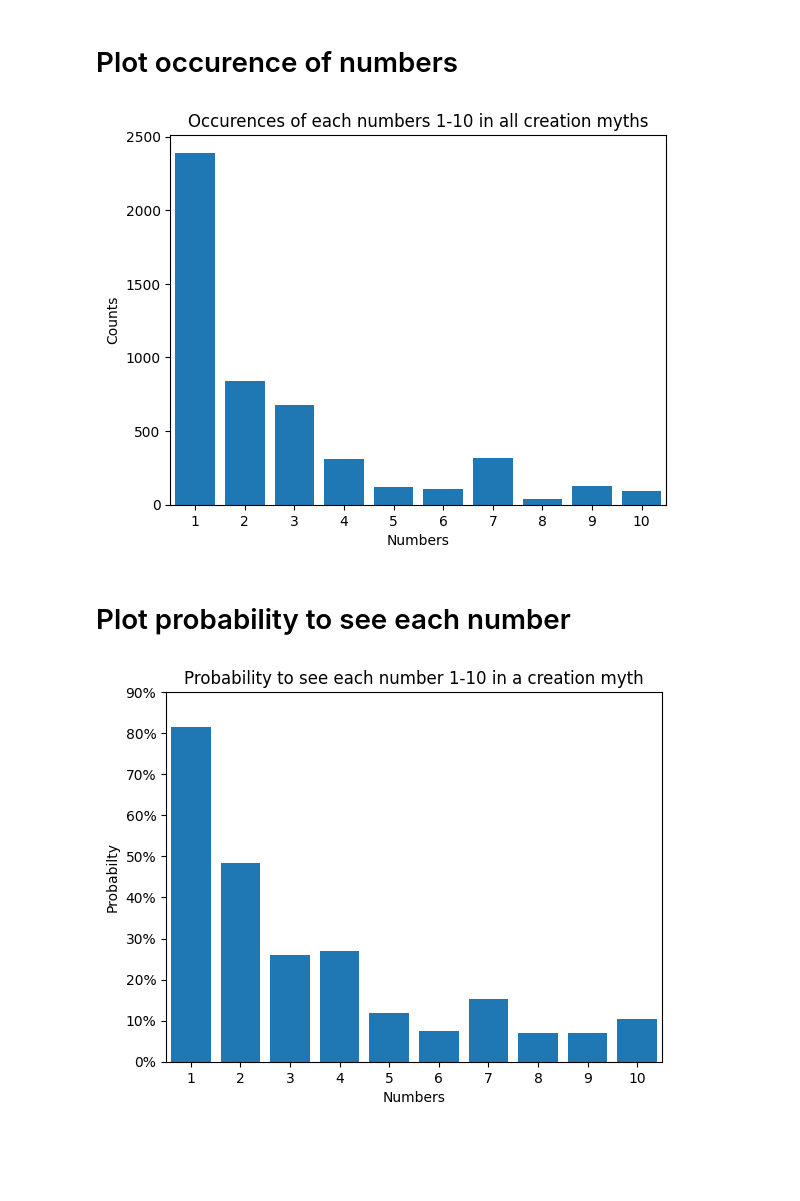
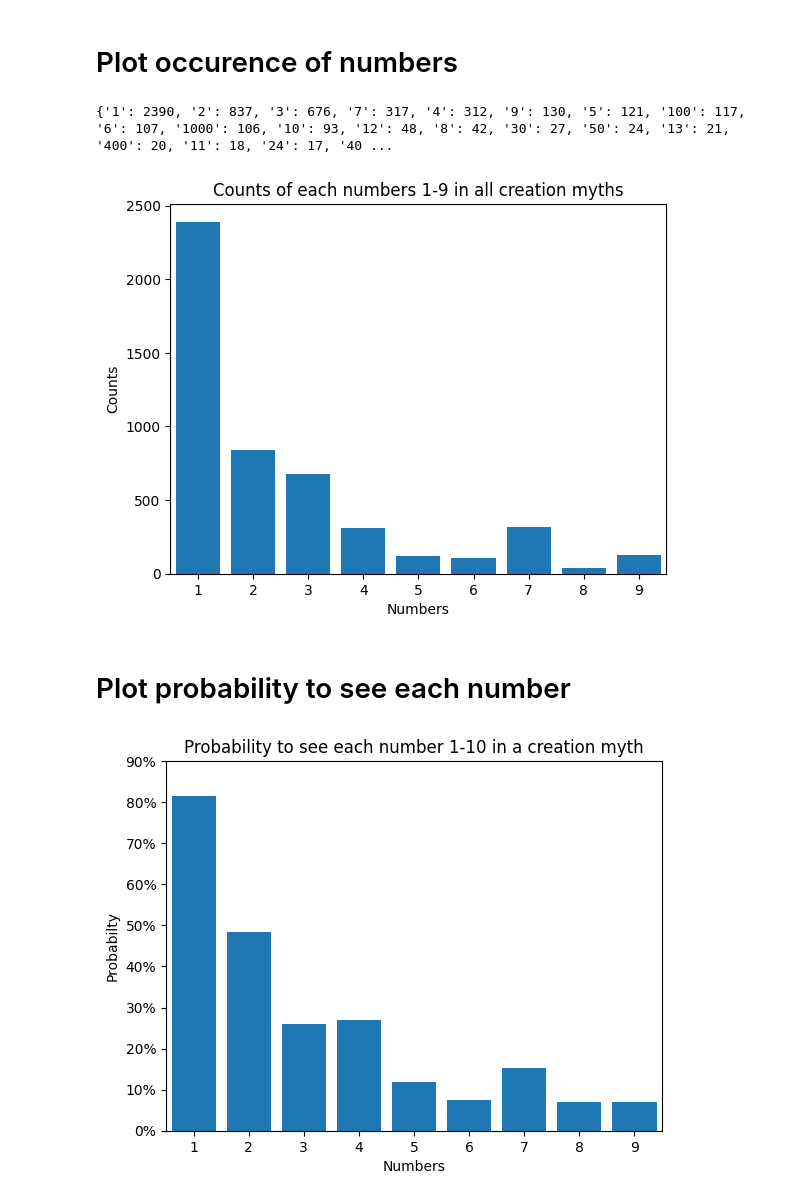
Before and after one commit to MathieuCesbron/creation_myths, a Jupyter notebook: numbers.ipynb, the cells around one changed output. Drawn from its saved outputs; the diff is of its cells as text; code cells hidden in the pictures; blank space fills up the shorter version.

Commit message:
Add limit to numbers

```diff
--- a/numbers.ipynb
+++ b/numbers.ipynb
@@ -20,26 +20,34 @@ with open(data_json_path, "r") as file:
         for number, occurence in creation_myth["stats"]["numbers"].items():
             numbers[number] = numbers.get(number, 0) + occurence
             # numbers[number] = (numbers.get(number, 0) + occurence) / total
+# %%
+# Print numbers sorted by their occurences
+
+sorted_dict = dict(reversed(sorted(numbers.items(), key=lambda item: item[1])))
+print(sorted_dict)
+# %% [output]
+{'1': 2390, '2': 837, '3': 676, '7': 317, '4': 312, '9': 130, '5': 121, '100': 117, '6': 107, '1000': 106, '10': 93, '12': 48, '8': 42, '30': 27, '50': 24, '13': 21, '400': 20, '11': 18, '24': 17, '40 ...
 # %%
-# Occurences of numbers from 1 to 10
+# Occurences of numbers from 1 to the limit
 
-# Extracting values for keys 0 to 10
-values = [numbers.get(str(key), 0) for key in range(1, 11)]
+# Extracting values for keys 0 to the limit
+limit = 10
+values = [numbers.get(str(key), 0) for key in range(1, limit)]
 
-# Keys ranging from 0 to 10
-keys = list(range(1, 11))
+# Keys ranging from 0 to limit
+keys = list(range(1, limit))
 plt.bar(keys, values)
 
-plt.xticks(range(11))
-plt.xlim(0.5, 10.5)
+plt.xticks(range(limit))
+plt.xlim(0.5, limit - 0.5)
 
 plt.xlabel('Numbers')
 plt.ylabel('Counts')
-plt.title('Occurences of each numbers 1-10 in all creation myths')
+plt.title('Counts of each numbers 1-9 in all creation myths')
 
 plt.show()
 # %% [output]
-[figure, old version]
+[figure, new version]
 # %% [markdown]
 # Plot probability to see each number
 # %%
@@ -58,24 +66,26 @@ with open(data_json_path, "r") as file:
 for key in numbers:
     numbers[key] /= total
 # %%
-# Extracting values for keys 0 to 10
-values = [numbers.get(str(key), 0) for key in range(1, 11)]
+# Extracting values for keys 0 to the limit
 
-# Keys ranging from 0 to 10
-keys = list(range(1, 11))
+limit = 10
+values = [numbers.get(str(key), 0) for key in range(1, limit)]
+
+# Keys ranging from 0 to the limit
+keys = list(range(1, limit))
 plt.bar(keys, values)
 
-plt.xticks(range(11))
-plt.xlim(0.5, 10.5)
+plt.xticks(range(limit))
+plt.xlim(0.5, limit - 0.5)
 
 # Create custom y-axis tick labels as percentages
 y_ticks = [f'{int(y * 100)}%' for y in plt.yticks()[0]]
 plt.yticks(plt.yticks()[0], y_ticks)
 
 plt.xlabel('Numbers')
 plt.ylabel('Probabilty')
 plt.title('Probability to see each number 1-10 in a creation myth')
 
 plt.show()
 # %% [output]
-[figure, old version]
+[figure, new version]
```
